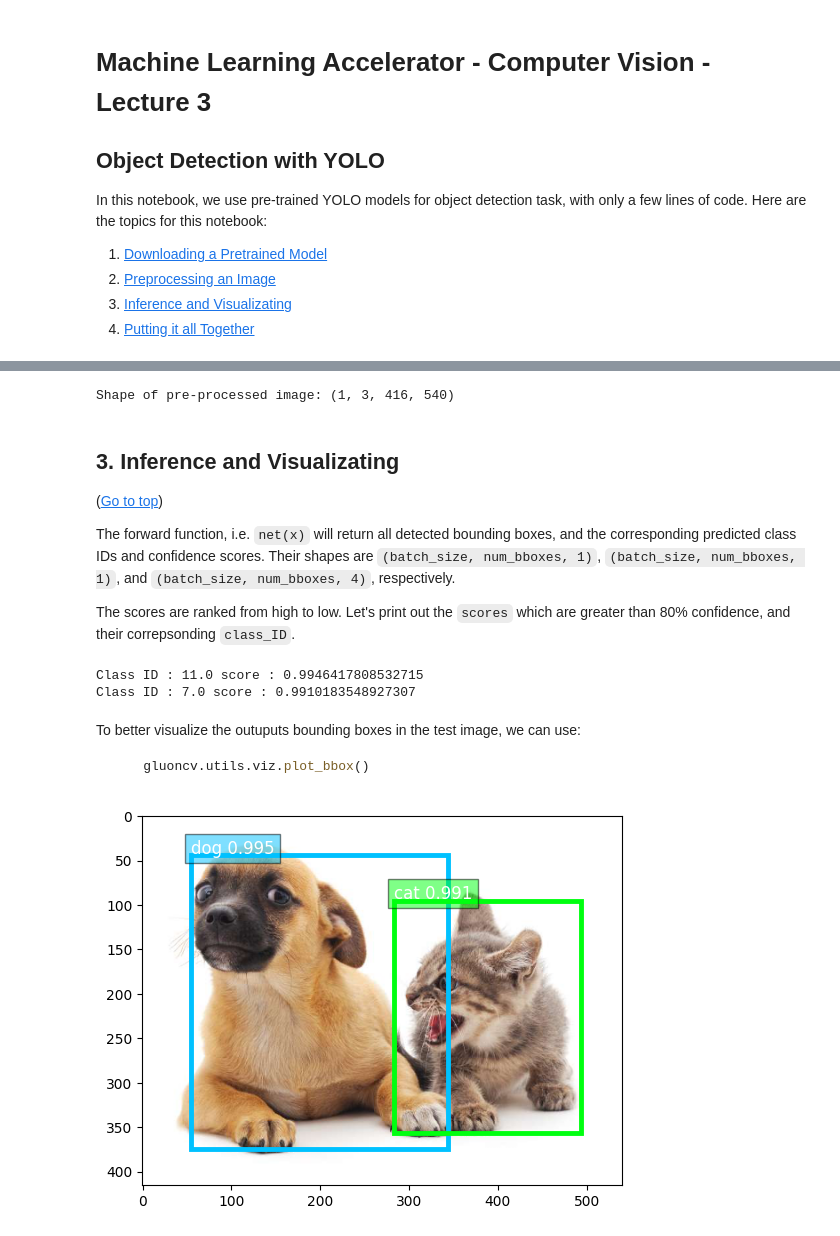
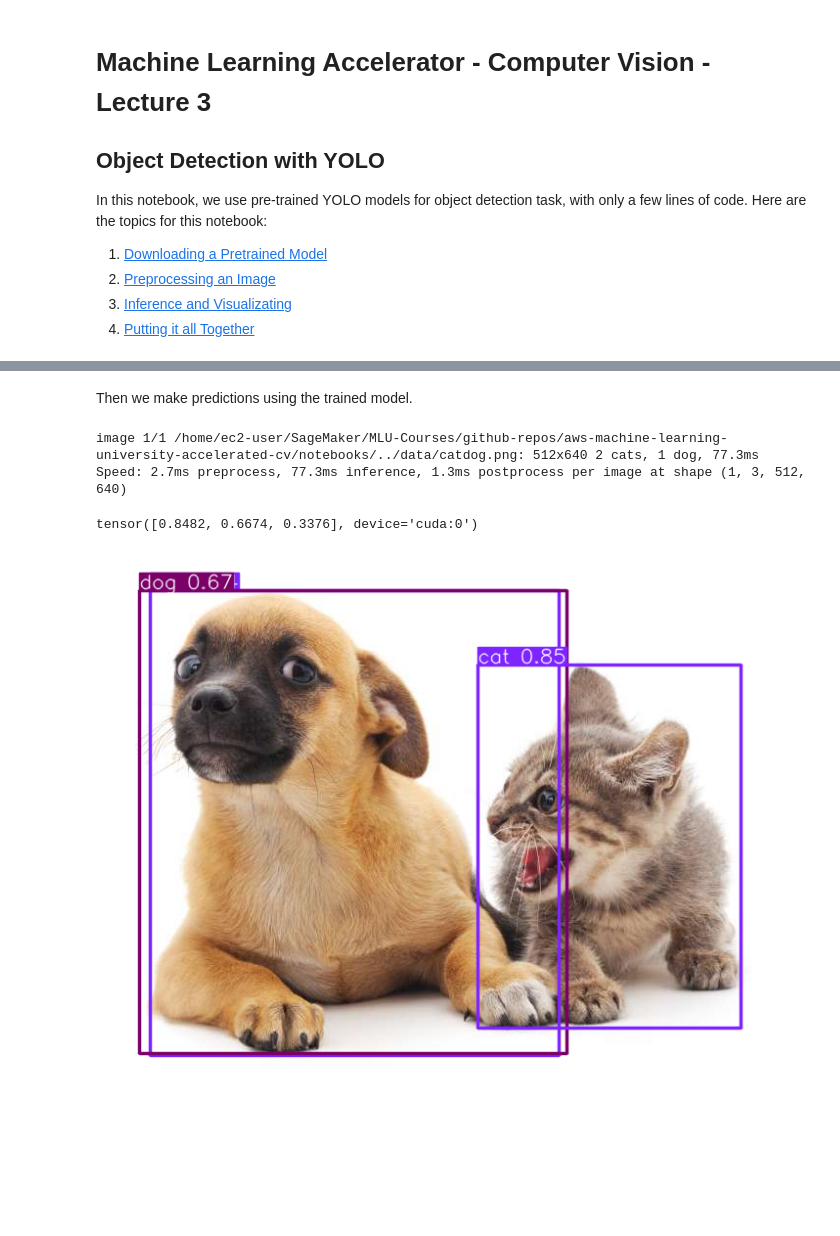
Before and after one commit to aws-samples/aws-machine-learning-university-accelerated-cv, a Jupyter notebook: notebooks/MLA-CV-DAY3-YOLO.ipynb, the cells around one changed output, grey strips where cells are left out. Drawn from its saved outputs; the diff is of its cells as text; code cells hidden in the pictures; blank space fills up the shorter version.

````diff
--- a/notebooks/MLA-CV-DAY3-YOLO.ipynb
+++ b/notebooks/MLA-CV-DAY3-YOLO.ipynb
@@ -40,0 +36,5 @@ Downloading /home/ec2-user/.mxnet/models/yolo3_darknet53_voc-f5ece5ce.zip from h
+# %%
+from ultralytics import YOLO
+
+# Load a model
+model = YOLO("yolov8n.pt")
@@ -73,38 +56,22 @@ i.e., the first dimension of `x` is 1.
-# %%
-x, img = yolo.load_test(test_image)
-print('Shape of pre-processed image:', x.shape)
-# %% [output]
-Shape of pre-processed image: (1, 3, 416, 540)
-# %% [markdown]
-## 3. <a name="3">Inference and Visualizating</a>
-(<a href="#0">Go to top</a>)
-
-The forward function, i.e. `net(x)` will return all detected bounding boxes, and the
-corresponding predicted class IDs and confidence scores. Their shapes are
-`(batch_size, num_bboxes, 1)`, `(batch_size, num_bboxes, 1)`, and
-`(batch_size, num_bboxes, 4)`, respectively.
-
-The scores are ranked from high to low. Let's print out the `scores` which are greater than 80% confidence, and their correpsonding `class_ID`.
-# %%
-class_IDs, scores, bounding_boxs = net(x)
-
-for c, s in zip(class_IDs.reshape(-1,), scores.reshape(-1,)):
-    if s.asscalar() < 0.8:
-        break
-    print ("Class ID : {}".format(c.asscalar()), "score : {}".format(s.asscalar()))
-# %% [output]
-Class ID : 11.0 score : 0.9946417808532715
-Class ID : 7.0 score : 0.9910183548927307
-# %% [markdown]
-To better visualize the outuputs bounding boxes in the test image, we can use:
-
-```python
-    gluoncv.utils.viz.plot_bbox()
-```
-# %%
-ax = plot_bbox(img, bounding_boxs[0], scores[0],
-               class_IDs[0], class_names=net.classes)
-plt.show()
-# %% [output]
-[figure, removed]
+# %% [markdown]
+Then we make predictions using the trained model.
+# %%
+
+# Run batched inference on a list of images
+result = model(test_image)
+
+# # Process results attributes
+boxes = result[0].boxes  # Boxes object for bounding box outputs
+# %% [output]
+image 1/1 /home/ec2-user/SageMaker/MLU-Courses/github-repos/aws-machine-learning-university-accelerated-cv/notebooks/../data/catdog.png: 512x640 2 cats, 1 dog, 77.3ms
+Speed: 2.7ms preprocess, 77.3ms inference, 1.3ms postprocess per image at shape (1, 3, 512, 640)
+# %%
+# Display the confidence probability of predicting the category displayed
+boxes.conf
+# %% [output]
+tensor([0.8482, 0.6674, 0.3376], device='cuda:0')
+# %%
+result[0].show()
+# %% [output]
+[figure, added]
 # %% [markdown]
````
Also changed, not shown: parts of 13 cells of this notebook, 8 other files.
